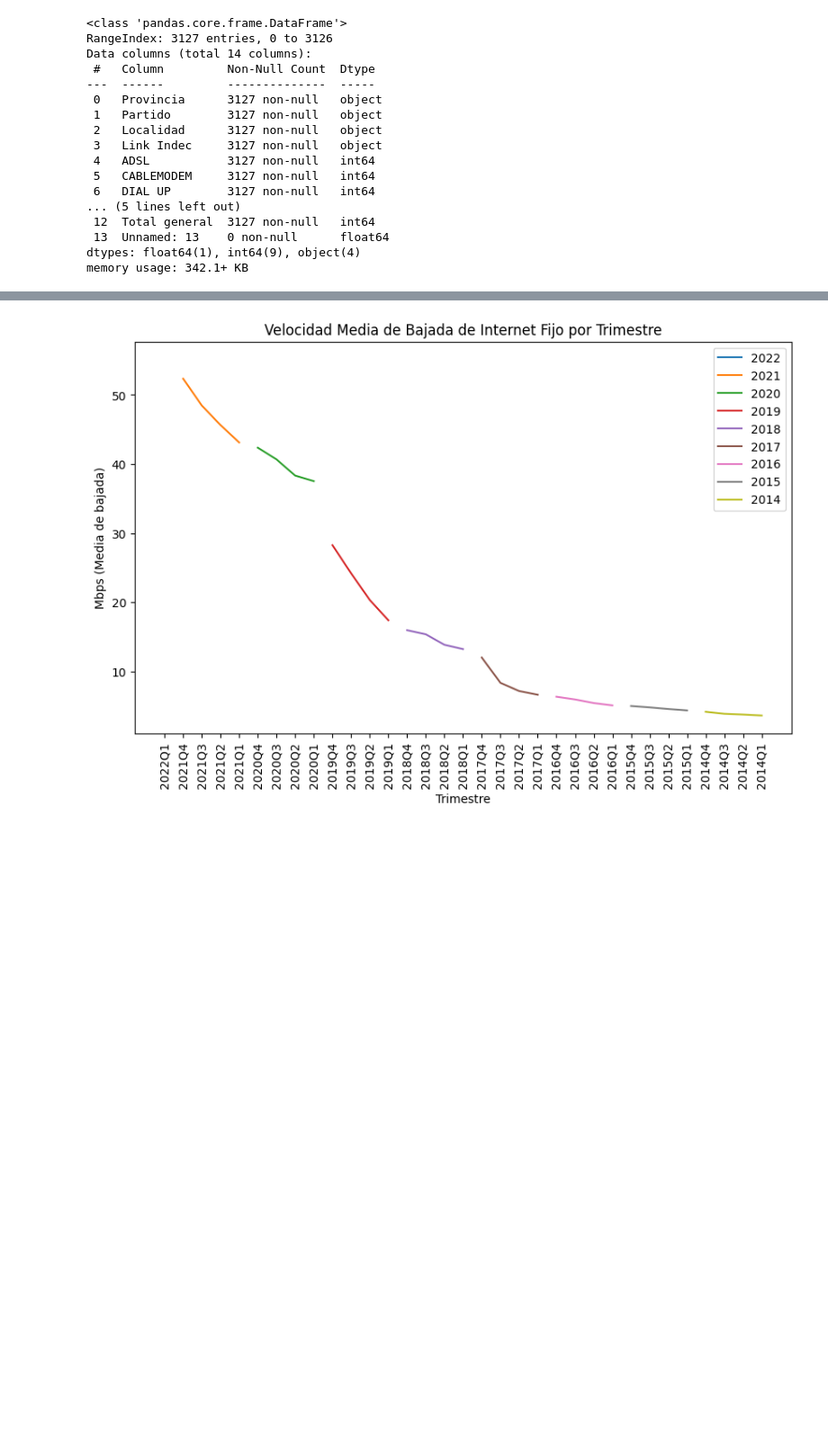
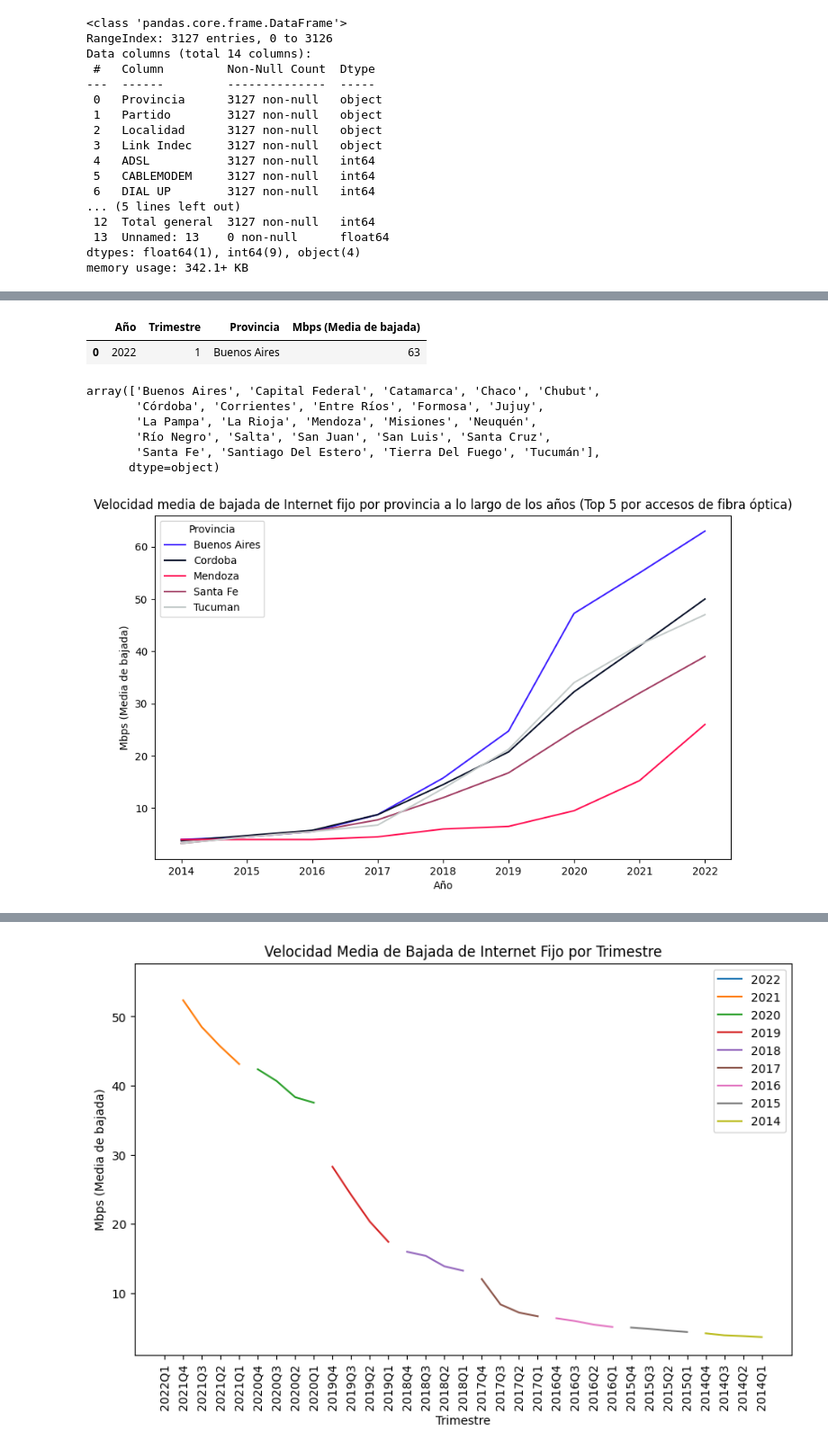
Before and after one commit to AlbaCastillo/Telecommunications-Data-Analyst, a Jupyter notebook: EDA_Telecomunicaciones.ipynb, the cells around one changed output, grey strips where cells are left out. Shown at 90% size. Saved outputs shown, nothing was run; the diff lists cells and outputs as text; code cells hidden in the pictures; blank space fills up the shorter version.

```diff
--- a/EDA_Telecomunicaciones.ipynb
+++ b/EDA_Telecomunicaciones.ipynb
@@ -672,0 +699,46 @@ plt.show()
+# %%
+Velocidad_media_bajada_Internet_fijo_por_provincia.head(1)
+# %% [output]
+|  | Año | Trimestre | Provincia | Mbps (Media de bajada) |
+| 0 | 2022 | 1 | Buenos Aires | 63 |
+# %%
+Velocidad_media_bajada_Internet_fijo_por_provincia['Provincia'].unique()
+# %% [output]
+array(['Buenos Aires', 'Capital Federal', 'Catamarca', 'Chaco', 'Chubut',
+       'Córdoba', 'Corrientes', 'Entre Ríos', 'Formosa', 'Jujuy',
+       'La Pampa', 'La Rioja', 'Mendoza', 'Misiones', 'Neuquén',
+       'Río Negro', 'Salta', 'San Juan', 'San Luis', 'Santa Cruz',
+       'Santa Fe', 'Santiago Del Estero', 'Tierra Del Fuego', 'Tucumán'],
+      dtype=object)
+# %%
+import unicodedata
+# Normalizar los valores de la columna
+Velocidad_media_bajada_Internet_fijo_por_provincia['Provincia'] = Velocidad_media_bajada_Internet_fijo_por_provincia['Provincia'].apply(lambda x: unicodedata.normalize('NFKD', x).encode('ASCII', 'ignore').decode('utf-8'))
+# %%
+import unicodedata
+# Normalizar los valores de la columna
+Accesos_Internet_fijo_por_tecnología_y_localidad['Provincia'] = Accesos_Internet_fijo_por_tecnología_y_localidad['Provincia'].apply(lambda x: unicodedata.normalize('NFKD', x).encode('ASCII', 'ignore').decode('utf-8'))
+# %%
+#Tomamos el top 5 provincias con mas accesos
+grouped = Accesos_Internet_fijo_por_tecnología_y_localidad.groupby('Provincia')[['FIBRA OPTICA']].sum()
+top_5 = grouped.sort_values(by='FIBRA OPTICA', ascending=False).head(5).reset_index()
+
+provincias_top_5 = top_5['Provincia'].tolist()
+
+#Filtramos
+df_provincias_top_5 = Velocidad_media_bajada_Internet_fijo_por_provincia.loc[Velocidad_media_bajada_Internet_fijo_por_provincia['Provincia'].isin(provincias_top_5)]
+df_velocidad_media_por_provincia = df_provincias_top_5.groupby(['Provincia', 'Año'])['Mbps (Media de bajada)'].mean().reset_index()
+
+df_velocidad_media_pivot = df_velocidad_media_por_provincia.pivot(index='Provincia', columns='Año', values='Mbps (Media de bajada)')
+df_velocidad_media_pivot = df_velocidad_media_pivot.transpose()
+
+colors = sns.color_palette(['#3D1FFF', '#0B132B', '#FF1053', '#A13D63', '#C4CBCA'])
+
+#Graficamos
+ax = df_velocidad_media_pivot.plot(kind='line', figsize=(10,6), color=colors)
+ax.set_xlabel('Año')
+ax.set_ylabel('Mbps (Media de bajada)')
+ax.set_title('Velocidad media de bajada de Internet fijo por provincia a lo largo de los años (Top 5 por accesos de fibra óptica)')
+plt.show()
+# %% [output]
+[figure, added]
```
Also changed, not shown: parts of 28 cells of this notebook.
